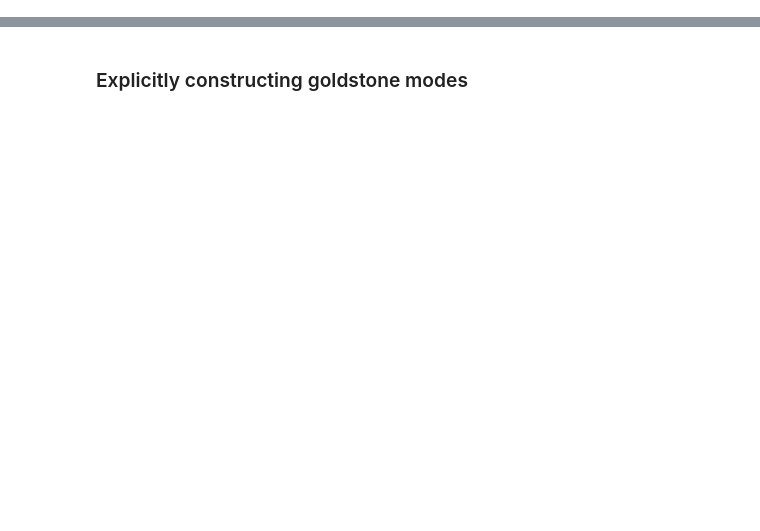
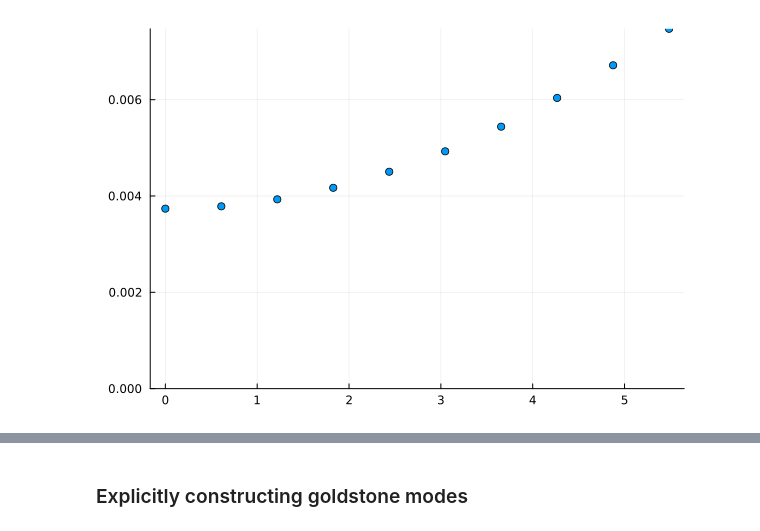
Before and after one commit to 20akshay00/CMPSExcitations, a Jupyter notebook: notebooks/yang-gaudin/excitation_consistency.ipynb, the cells around one changed output, grey strips where cells are left out. Drawn from its saved outputs; the diff is of its cells as text; code cells hidden in the pictures; blank space fills up the shorter version.

```diff
--- a/notebooks/yang-gaudin/excitation_consistency.ipynb
+++ b/notebooks/yang-gaudin/excitation_consistency.ipynb
@@ -143 +162,5 @@ Threads.@threads for idx in eachindex(ps)
 end
+# %%
+scatter(ps, spectrum_odd[:, 1], lab = "", ylims = [0, Inf])
+# %% [output]
+[figure, added]
```
Also changed, not shown: parts of 9 cells of this notebook, 3 other files.
